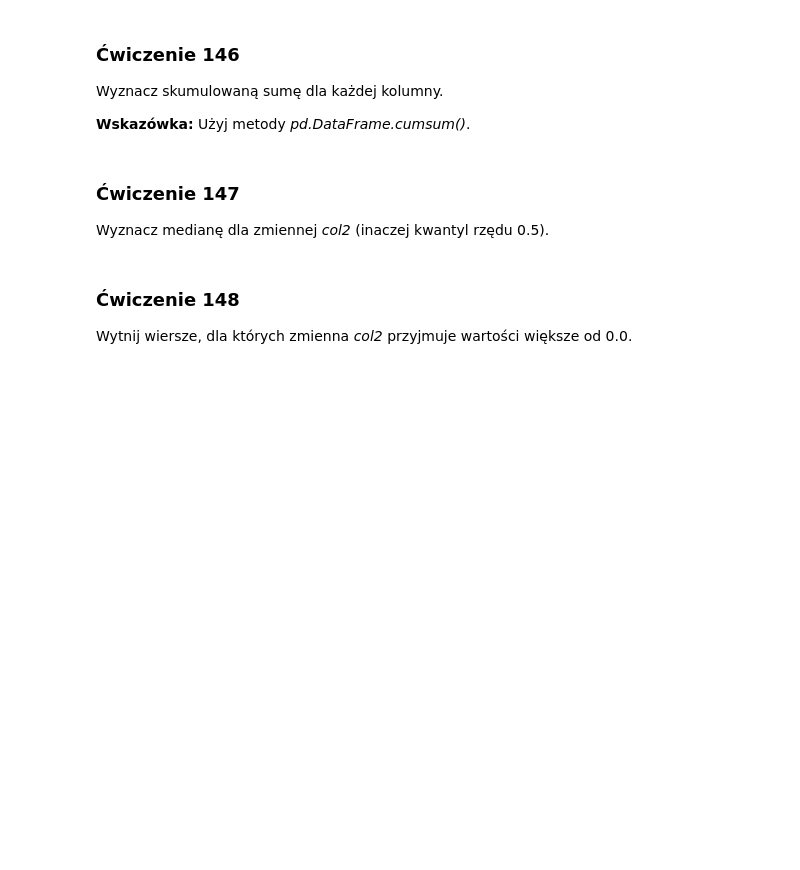
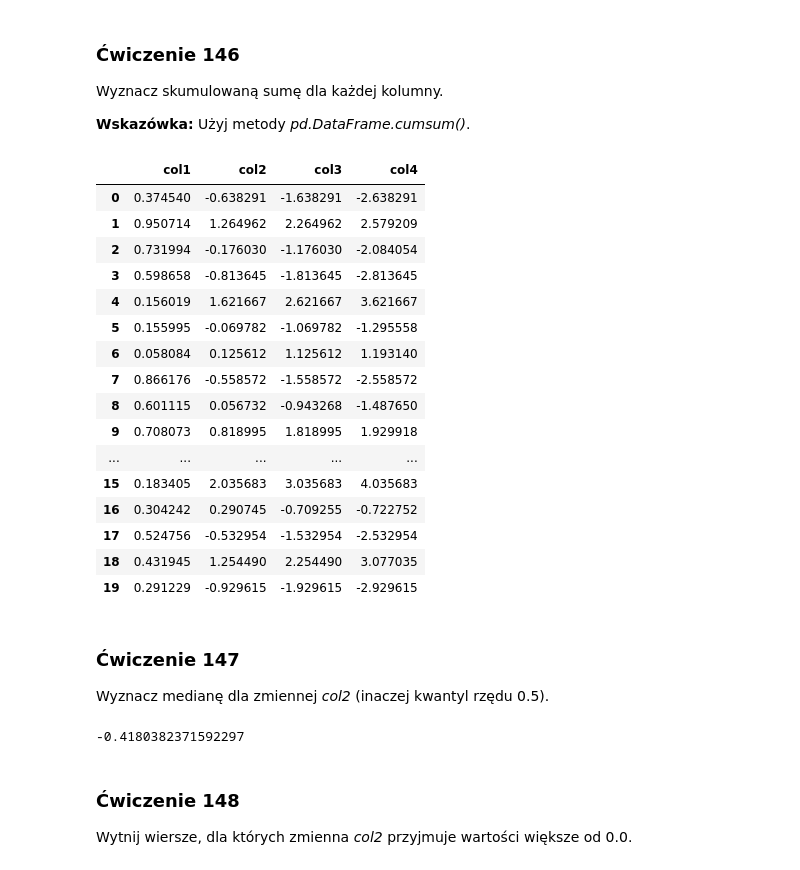
Before and after one commit to Krzesimir13/Data-Science, a Jupyter notebook: 141_150_exercises.ipynb, the cells around one changed output. Saved outputs shown, nothing was run; the diff lists cells and outputs as text; code cells hidden in the pictures; blank space fills up the shorter version.

```diff
--- a/141_150_exercises.ipynb
+++ b/141_150_exercises.ipynb
@@ -36,0 +37,6 @@ Połącz te dwa obiekty w jeden obiekt typu _DataFrame_ (jako dwie kolumny) i pr
+# %%
+s1 = pd.Series(np.random.rand(20))
+s2 = pd.Series(np.random.randn(20))
+
+df = pd.concat([s1, s2],keys=['col1', 'col2'], axis=1)
+df
@@ -46,0 +76,4 @@ Przypisz nową kolumnę o nazwie _col3_, która przyjmie wartość 1 w momencie
+# %%
+df['col3'] = 1
+df.loc[df['col2'] < 0, 'col3'] = -1
+df.col3
@@ -52,0 +103,5 @@ Innymi słowy, dla wartości poniżej -1.0 należy wstawić wartość -1.0, dla
+# %%
+df['col4'] = df['col2']
+df.loc[df['col2'] < -1.0, 'col4'] = -1.0
+df.loc[df['col2'] > 1.0, 'col4'] = 1.0
+df.col4
@@ -69,3 +149,23 @@ __Wskazówka:__ Użyj metody _pd.DataFrame.cumsum()_.
+# %%
+df.cumsum()
+# %% [output]
+|  | col1 | col2 | col3 | col4 |
+| 0 | 0.374540 | -0.638291 | -1.638291 | -2.638291 |
+| 1 | 0.950714 | 1.264962 | 2.264962 | 2.579209 |
+| 2 | 0.731994 | -0.176030 | -1.176030 | -2.084054 |
+| 3 | 0.598658 | -0.813645 | -1.813645 | -2.813645 |
+| 4 | 0.156019 | 1.621667 | 2.621667 | 3.621667 |
+| 5 | 0.155995 | -0.069782 | -1.069782 | -1.295558 |
+| 6 | 0.058084 | 0.125612 | 1.125612 | 1.193140 |
+| 7 | 0.866176 | -0.558572 | -1.558572 | -2.558572 |
+| 8 | 0.601115 | 0.056732 | -0.943268 | -1.487650 |
+| 9 | 0.708073 | 0.818995 | 1.818995 | 1.929918 |
+| ... | ... | ... | ... | ... |
+| 15 | 0.183405 | 2.035683 | 3.035683 | 4.035683 |
+| 16 | 0.304242 | 0.290745 | -0.709255 | -0.722752 |
+| 17 | 0.524756 | -0.532954 | -1.532954 | -2.532954 |
+| 18 | 0.431945 | 1.254490 | 2.254490 | 3.077035 |
+| 19 | 0.291229 | -0.929615 | -1.929615 | -2.929615 |
 # %% [markdown]
 ### <a name='7'></a> Ćwiczenie 147
 Wyznacz medianę dla zmiennej _col2_ (inaczej kwantyl rzędu 0.5).
@@ -74,3 +172,7 @@ Wyznacz medianę dla zmiennej _col2_ (inaczej kwantyl rzędu 0.5).
+# %%
+df['col2'].median()
+# %% [output]
+-0.4180382371592297
 # %% [markdown]
 ### <a name='8'></a> Ćwiczenie 148
 Wytnij wiersze, dla których zmienna _col2_ przyjmuje wartości większe od 0.0.
```
Also changed, not shown: parts of 22 cells of this notebook.
